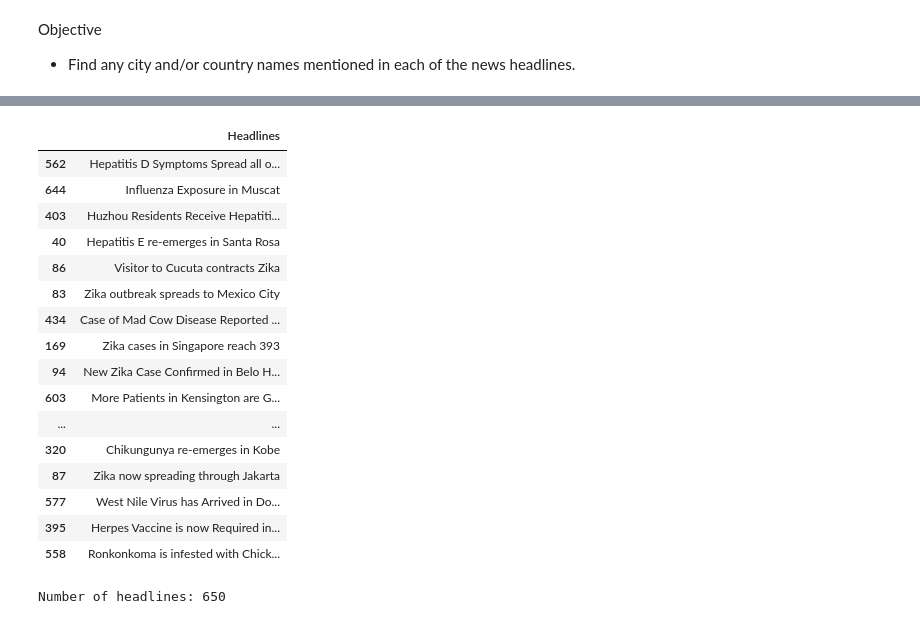
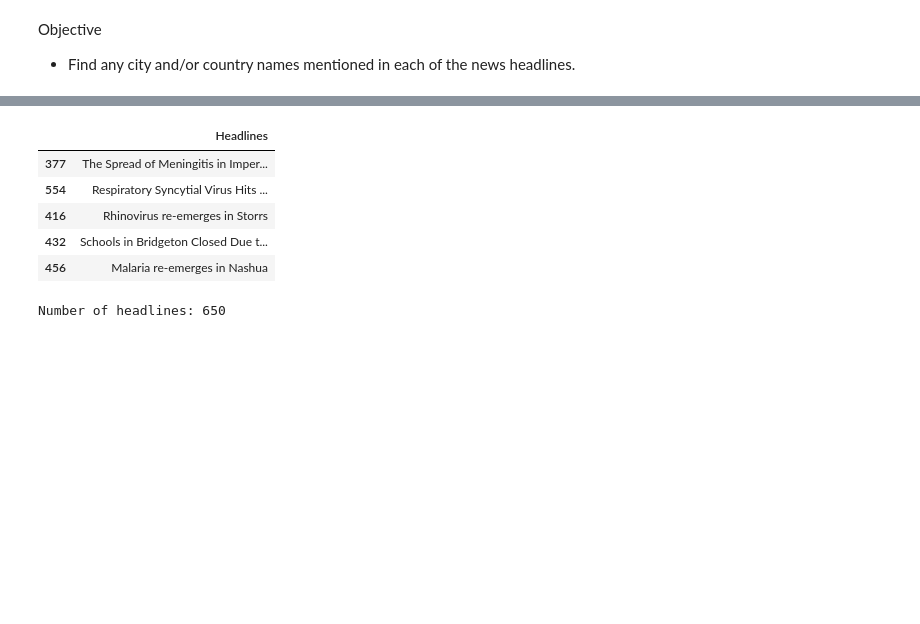
Before and after one commit to plagiagia/DiscoveringDiseaseOutbreaksfromNewsHeadlines, a Jupyter notebook: STEP1.ipynb, the cells around one changed output, grey strips where cells are left out. Drawn from its saved outputs; the diff is of its cells as text; code cells hidden in the pictures; blank space fills up the shorter version.

```diff
--- a/STEP1.ipynb
+++ b/STEP1.ipynb
@@ -28,25 +13,14 @@ headlines = pd.read_csv('discovering-disease-outbreaks-base/data/headlines.txt',
                         delimiter='\n',
                         names=['Headlines'])
 # %%
-headlines.sample(20)
+headlines.sample(5)
 # %% [output]
 |  | Headlines |
-| 562 | Hepatitis D Symptoms Spread all o... |
-| 644 | Influenza Exposure in Muscat |
-| 403 | Huzhou Residents Receive Hepatiti... |
-| 40 | Hepatitis E re-emerges in Santa Rosa |
-| 86 | Visitor to Cucuta contracts Zika |
-| 83 | Zika outbreak spreads to Mexico City |
-| 434 | Case of Mad Cow Disease Reported ... |
-| 169 | Zika cases in Singapore reach 393 |
-| 94 | New Zika Case Confirmed in Belo H... |
-| 603 | More Patients in Kensington are G... |
-| ... | ... |
-| 320 | Chikungunya re-emerges in Kobe |
-| 87 | Zika now spreading through Jakarta |
-| 577 | West Nile Virus has Arrived in Do... |
-| 395 | Herpes Vaccine is now Required in... |
-| 558 | Ronkonkoma is infested with Chick... |
+| 377 | The Spread of Meningitis in Imper... |
+| 554 | Respiratory Syncytial Virus Hits ... |
+| 416 | Rhinovirus re-emerges in Storrs |
+| 432 | Schools in Bridgeton Closed Due t... |
+| 456 | Malaria re-emerges in Nashua |
 # %%
 print("Number of headlines: {}".format(headlines.shape[0]))
 # %% [output]
```
Also changed, not shown: parts of 13 cells of this notebook.
